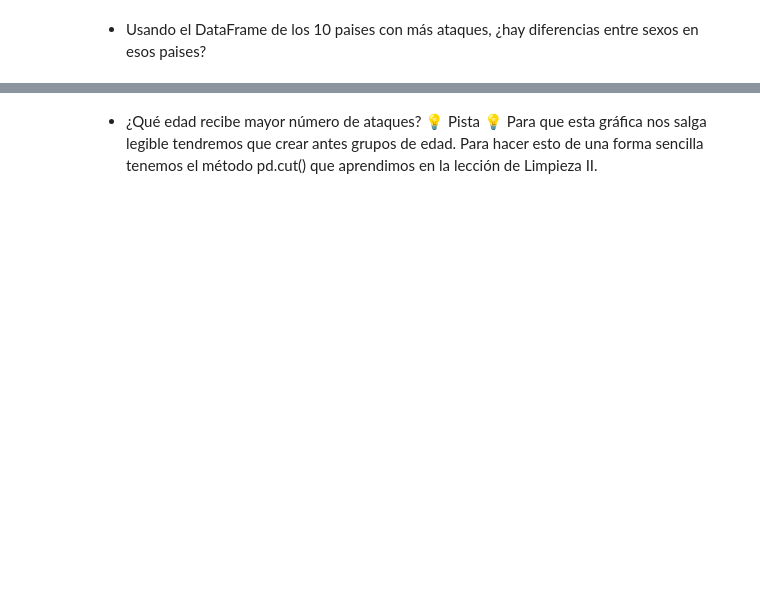
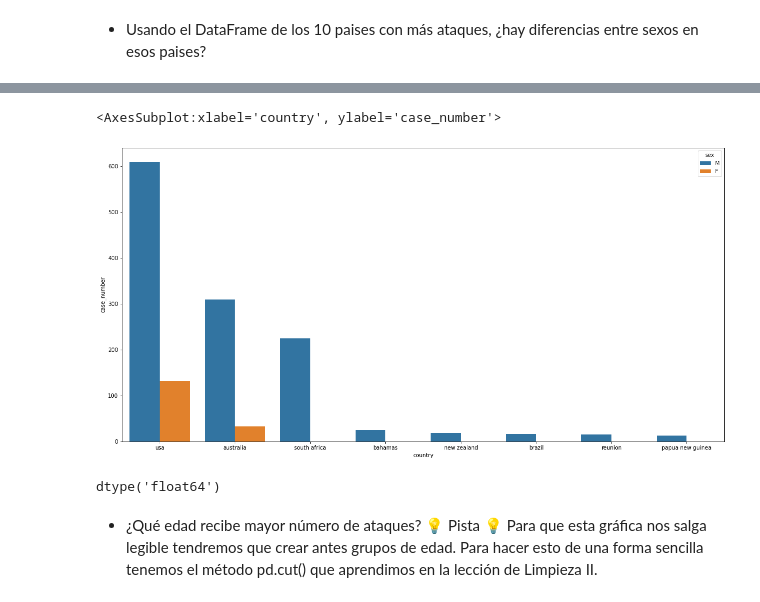
Before and after one commit to Jumblan/DA_promoC_modulo2_sprint3_JudithLola, a Jupyter notebook: EDA/pair-prog-EDAIII.ipynb, the cells around one changed output, grey strips where cells are left out. Cells and saved outputs as stored; diff of their text form; code cells hidden in the pictures; blank space fills up the shorter version.

```diff
--- a/EDA/pair-prog-EDAIII.ipynb
+++ b/EDA/pair-prog-EDAIII.ipynb
@@ -43,2 +101,6 @@ En el ejercicio de hoy tendremos que contestar a las siguientes preguntas:
 # %% [markdown]
 - Usando el DataFrame de los 10 paises con más ataques, ¿hay diferencias entre sexos en esos paises?
+# %%
+ataques_paises_sex =pd.DataFrame(df.groupby(['country','sex'])['case_number'].count())
+ataques_paises_sex.reset_index(inplace = True)
+ataques_paises_sex.head(10)
@@ -44,0 +119,4 @@ En el ejercicio de hoy tendremos que contestar a las siguientes preguntas:
+# %%
+# Ordenamos por la columna case_number
+ataques_paises_sex.sort_values('case_number',ascending=False,inplace = True)
+ataques_paises_sex.head(10)
@@ -44,0 +151,11 @@ En el ejercicio de hoy tendremos que contestar a las siguientes preguntas:
+# %%
+fig,ax = plt.subplots(figsize = (20,10))
+#sns.barplot(x = 'country', y = 'case_number',data = ataques_paises[:10],hue = 'sex')
+sns.barplot(x = 'country', y = 'case_number',data = ataques_paises_sex[:10],hue = 'sex')
+# Hemos probado con ambos dataframes. El primero,
+# que incluye country y case number y el segundo que incluye además sex y hemos filtrado por los 10 países con mayor número de casos.
+# Podemos comprobar que en el primer caso: data = ataques_paises[:10],hue=sex.
+# En el segundo caso es  data = ataques_paises_sex
+# %% [output]
+<AxesSubplot:xlabel='country', ylabel='case_number'>
+[figure, added]
@@ -45,2 +166,6 @@ En el ejercicio de hoy tendremos que contestar a las siguientes preguntas:
+# %%
+df['age_clean'].dtypes
+# %% [output]
+dtype('float64')
 # %% [markdown]
 - ¿Qué edad recibe mayor número de ataques? 💡 Pista 💡 Para que esta gráfica nos salga legible tendremos que crear antes grupos de edad. Para hacer esto de una forma sencilla tenemos el método pd.cut() que aprendimos en la lección de Limpieza II.
```
Also changed, not shown: parts of 21 cells of this notebook, 6 other files.
